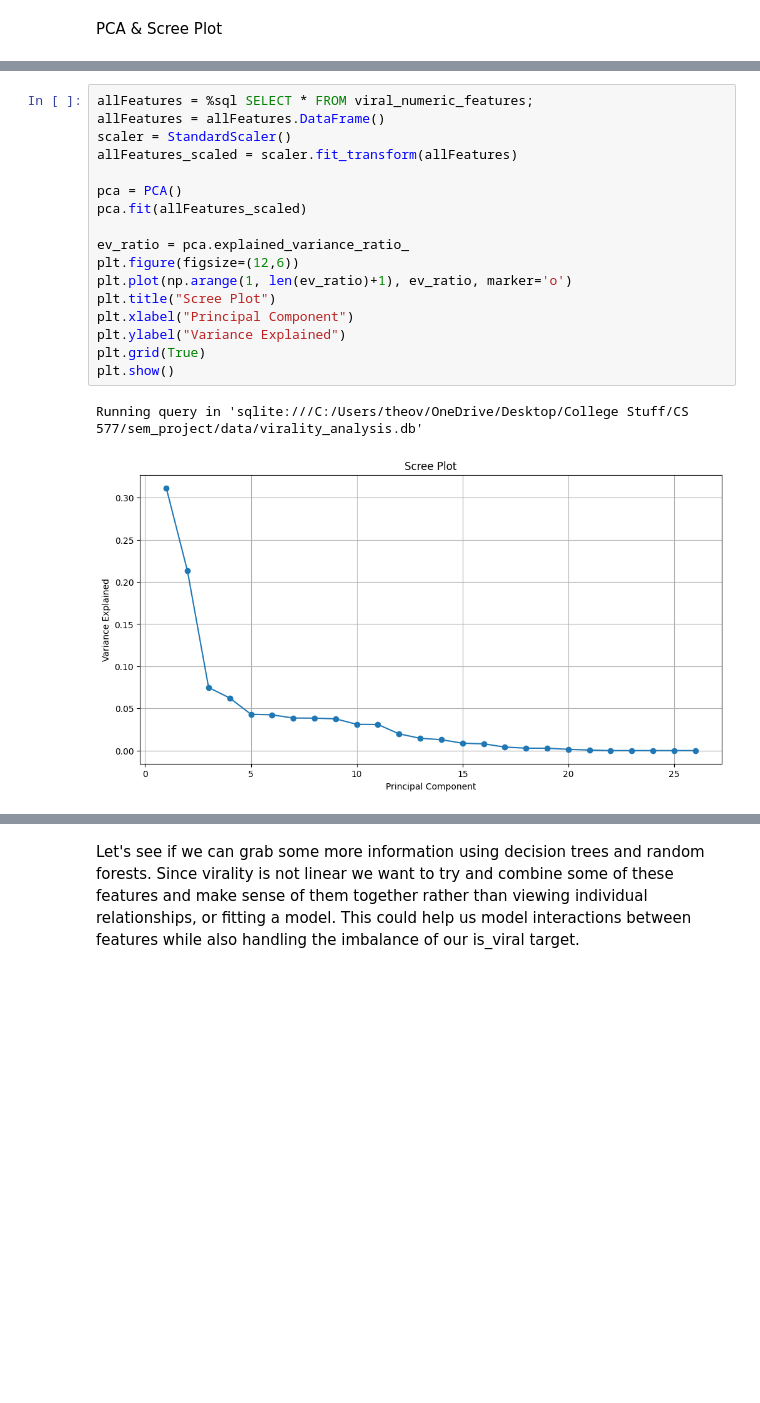
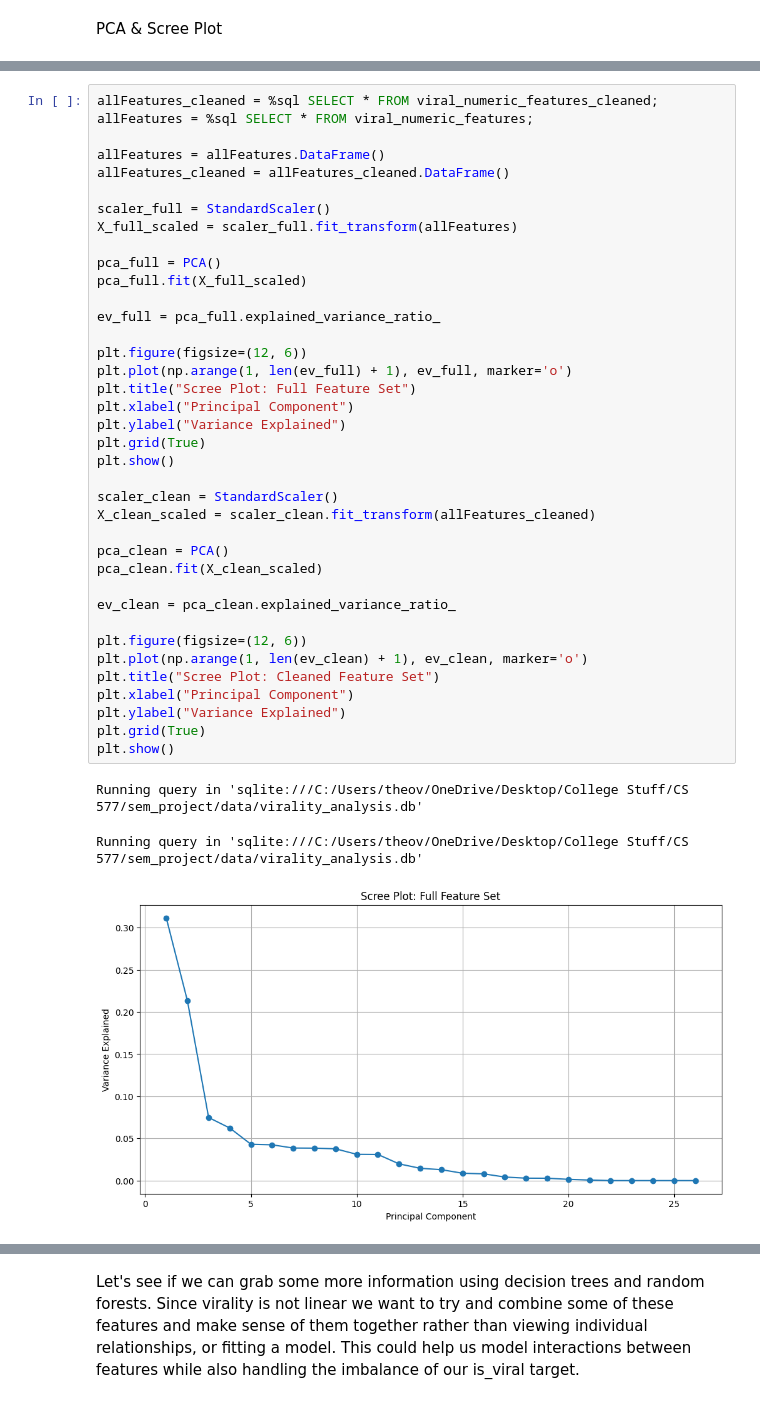
Before and after one commit to theoverthere/CS577-SEMESTER_PROJECT-VIRALITY_ANALYSIS, a Jupyter notebook: yt-tt-trend-analysis.ipynb, the cells around one changed output, grey strips where cells are left out. Cells and saved outputs as stored; diff of their text form; blank space fills up the shorter version.

```diff
--- a/yt-tt-trend-analysis.ipynb
+++ b/yt-tt-trend-analysis.ipynb
@@ -787,22 +821,44 @@ Running query in 'sqlite:///C:/Users/theov/OneDrive/Desktop/College Stuff/CS 577
 ++
 ++
 # %%
+allFeatures_cleaned = %sql SELECT * FROM viral_numeric_features_cleaned;
 allFeatures = %sql SELECT * FROM viral_numeric_features;
+
 allFeatures = allFeatures.DataFrame()
-scaler = StandardScaler()
-allFeatures_scaled = scaler.fit_transform(allFeatures)
+allFeatures_cleaned = allFeatures_cleaned.DataFrame()
 
-pca = PCA()
-pca.fit(allFeatures_scaled)
+scaler_full = StandardScaler()
+X_full_scaled = scaler_full.fit_transform(allFeatures)
 
-ev_ratio = pca.explained_variance_ratio_
-plt.figure(figsize=(12,6))
-plt.plot(np.arange(1, len(ev_ratio)+1), ev_ratio, marker='o')
-plt.title("Scree Plot")
+pca_full = PCA()
+pca_full.fit(X_full_scaled)
+
+ev_full = pca_full.explained_variance_ratio_
+
+plt.figure(figsize=(12, 6))
+plt.plot(np.arange(1, len(ev_full) + 1), ev_full, marker='o')
+plt.title("Scree Plot: Full Feature Set")
 plt.xlabel("Principal Component")
 plt.ylabel("Variance Explained")
 plt.grid(True)
 plt.show()
+
+scaler_clean = StandardScaler()
+X_clean_scaled = scaler_clean.fit_transform(allFeatures_cleaned)
+
+pca_clean = PCA()
+pca_clean.fit(X_clean_scaled)
+
+ev_clean = pca_clean.explained_variance_ratio_
+
+plt.figure(figsize=(12, 6))
+plt.plot(np.arange(1, len(ev_clean) + 1), ev_clean, marker='o')
+plt.title("Scree Plot: Cleaned Feature Set")
+plt.xlabel("Principal Component")
+plt.ylabel("Variance Explained")
+plt.grid(True)
+plt.show()
 # %% [output]
 Running query in 'sqlite:///C:/Users/theov/OneDrive/Desktop/College Stuff/CS 577/sem_project/data/virality_analysis.db'
+Running query in 'sqlite:///C:/Users/theov/OneDrive/Desktop/College Stuff/CS 577/sem_project/data/virality_analysis.db'
-[figure, old version]
+[figure, new version]
```
Also changed, not shown: parts of 23 cells of this notebook, 1 other file.
